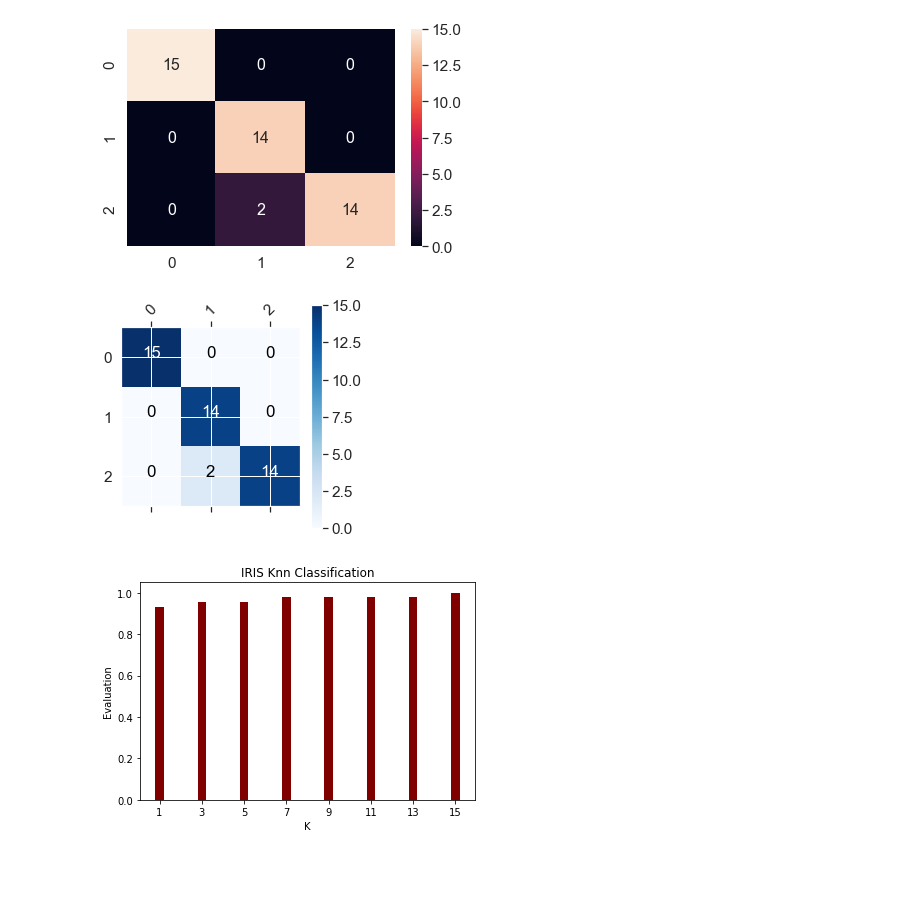
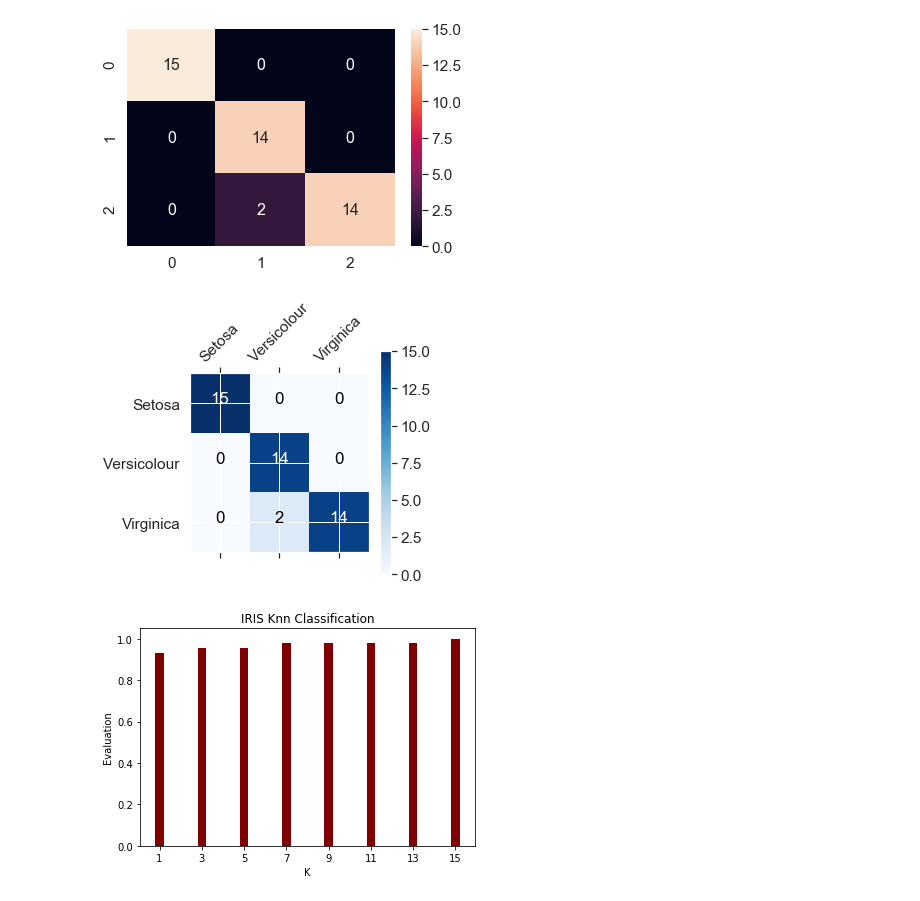
Before and after one commit to maheravi/Machine-Learning, a Jupyter notebook: IRIS KNN.ipynb, the cells around one changed output. Drawn from its saved outputs; the diff is of its cells as text; code cells hidden in the pictures; blank space fills up the shorter version.

```diff
--- a/IRIS KNN.ipynb
+++ b/IRIS KNN.ipynb
@@ -104,21 +105,19 @@ plt.show()
 [figure]
 # %%
 import itertools
-classes = ['Setosa', 'Versicolour', '']
+classes = ['Setosa', 'Versicolour', 'Virginica']
 plt.matshow(array, cmap=plt.cm.Blues, interpolation='nearest')
 for i, j in itertools.product(range(array.shape[0]), range(array.shape[1])):
         plt.text(j, i, array[i, j],
                  horizontalalignment="center",
                  color="white" if array[i, j] > 10 else "black")
 plt.colorbar()
-plt.ylabel(df_cm.index.name)
-plt.xlabel(df_cm.columns.name)
 tick_marks = np.arange(len(classes))
 plt.xticks(tick_marks, classes, rotation=45)
 plt.yticks(tick_marks, classes)
 plt.show()
 # %% [output]
-[figure, old version]
+[figure, new version]
 # %%
 from sklearn.neighbors import KNeighborsClassifier
 
```
Also changed, not shown: parts of 1 cell of this notebook.
